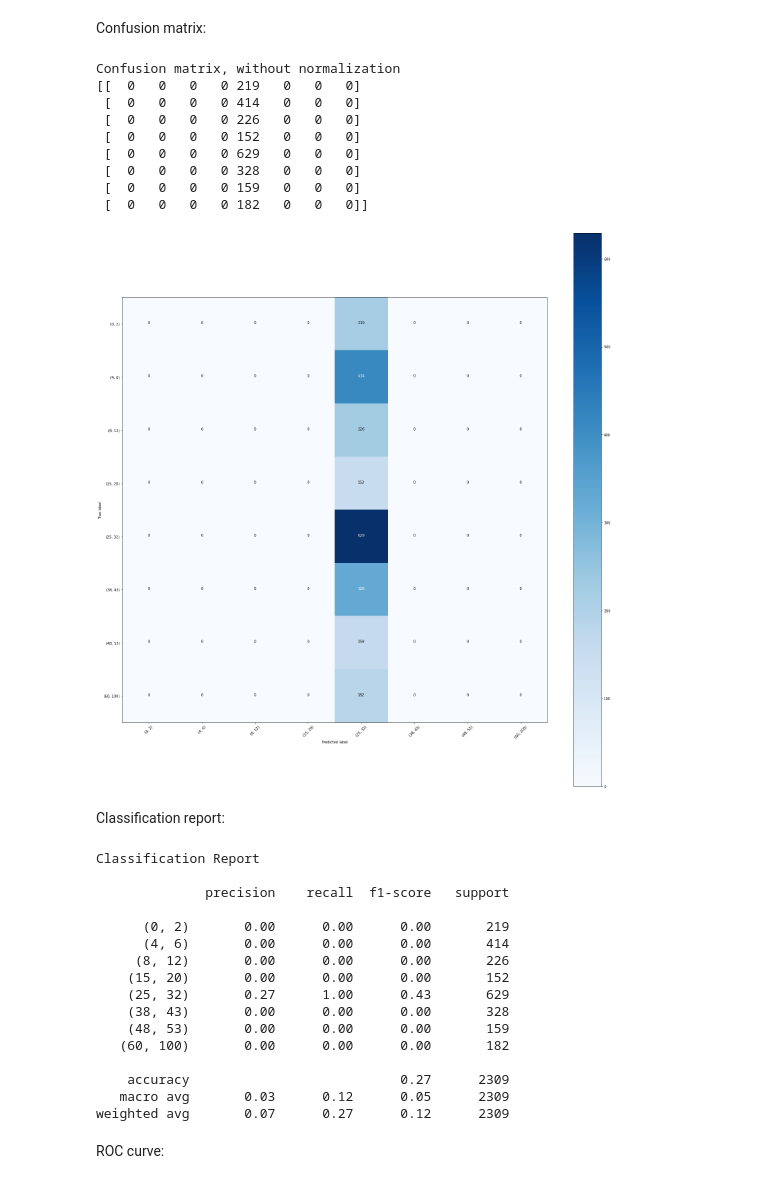
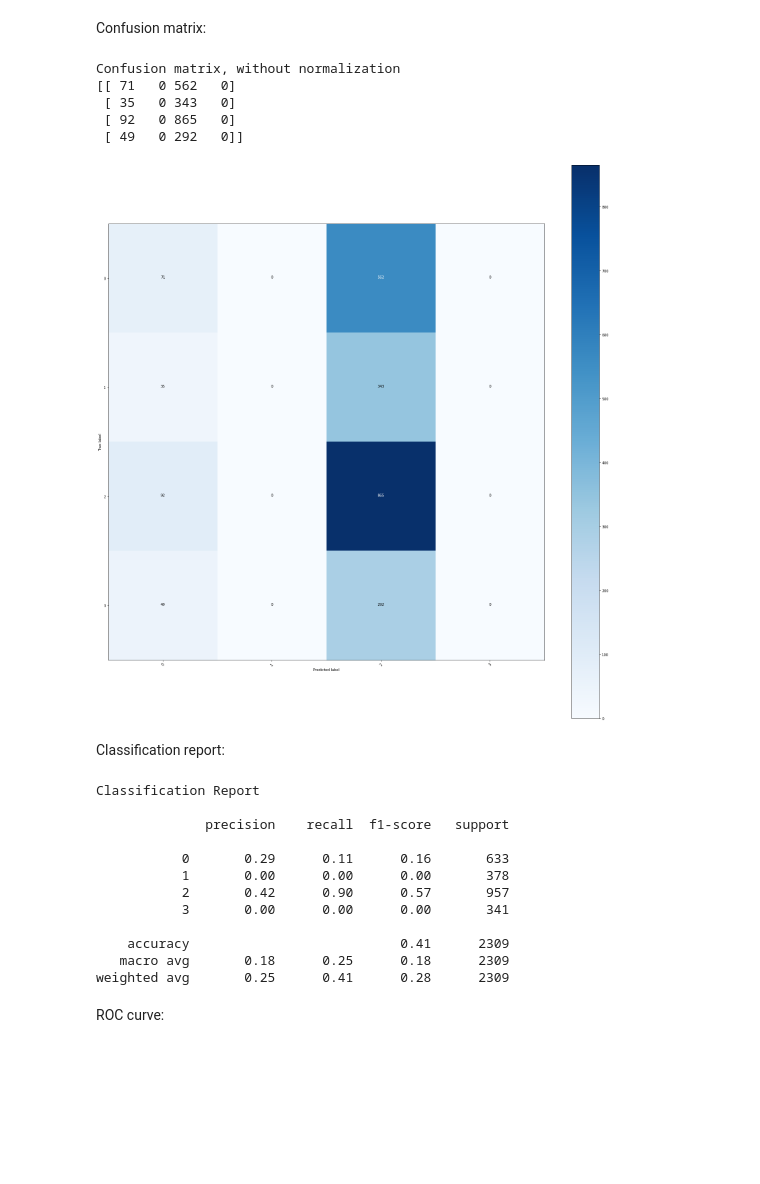
Before and after one commit to mdrabic5/SSIP-2021-Age-recognition-project, a Jupyter notebook: SSIP_2021_age_recognition.ipynb, the cells around one changed output. Drawn from its saved outputs; the diff is of its cells as text; code cells hidden in the pictures; blank space fills up the shorter version.

```diff
--- a/SSIP_2021_age_recognition.ipynb
+++ b/SSIP_2021_age_recognition.ipynb
@@ -64,8 +59,9 @@ METADATA_DIR = DRIVE_SSIP_DIR + 'data/metadata/'
 IMAGE_PREFIX = 'landmark_aligned_face.'
 IMAGES_DIR = 'drive/MyDrive/SSIP2021/data/images/'
 RESULTS_DIR = DRIVE_SSIP_DIR + "results/"
+WEIGHT_PATH = RESULTS_DIR + "age_recognition_weights_best.hdf5"
 
-LABEL_DICT = {'(0, 2)':0, '(4, 6)':1, '(8, 12)':2, '(15, 20)':3, '(25, 32)':4, '(38, 43)':5, '(48, 53)':6, '(60, 100)':7}
+LABEL_DICT = {'(0, 2)':0, '(4, 6)':0, '(8, 12)':1, '(15, 20)':1, '(25, 32)':2, '(38, 43)':2, '(48, 53)':3, '(60, 100)':3}
 
 # Creating pandas DataFrame with whole metadata for training
 list_df_train =  []
@@ -74,7 +70,6 @@ for i in range(4):
   df = pd.read_csv(METADATA_DIR + 'fold_frontal_' + str(i) + '_data.txt', delimiter = "\t")
   df['face_id'] = df['face_id'].astype('str')
   df['age'] = df['age'].astype('str')
-
   list_df_train.append(df)
 
 dfs_train = pd.concat(list_df_train, ignore_index=True, sort=False)
@@ -265,19 +271,13 @@ def plot_confusion_matrix(cm, classes, matrix_name, normalize=False, title='', c
 ## Evaluation
 # %%
 # Load the model with best weights
-age_model = tf.keras.models.load_model(weight_path)
-
-# Evaluation
-X_test, Y_test = create_dataset(df_metadata_test)
-
-results = age_model.evaluate(X_test, Y_test)
-print("test loss, test acc:", results)
-
+age_model = tf.keras.models.load_model(WEIGHT_PATH)
 
 # Make some predictions on 16 images
-predicted_classes = age_model.predict(X_test, batch_size=16)
-predicted_classes = np.argmax(predicted_classes, axis=1)
-actual_classes = Y_test
+pred = age_model.predict(test_gen,
+                         verbose=1)
+predicted_classes = np.argmax(pred, axis=1)
+actual_classes = df_metadata_test['label'].to_numpy()
 
 for i in range(16):
   image_path = IMAGES_DIR + 'images_original/aligned/' + df_metadata_test['image_path'][i]
@@ -292,40 +311,32 @@ for i in range(16):
 Confusion matrix:
 # %%
 cm = confusion_matrix(actual_classes, predicted_classes)
-plot_confusion_matrix(cm, LABEL_DICT.keys(), "CNN")
+plot_confusion_matrix(cm, [0, 1, 2, 3], "CNN")
 # %% [output]
 Confusion matrix, without normalization
-[[  0   0   0   0 219   0   0   0]
- [  0   0   0   0 414   0   0   0]
- [  0   0   0   0 226   0   0   0]
- [  0   0   0   0 152   0   0   0]
- [  0   0   0   0 629   0   0   0]
- [  0   0   0   0 328   0   0   0]
- [  0   0   0   0 159   0   0   0]
- [  0   0   0   0 182   0   0   0]]
+[[ 71   0 562   0]
+ [ 35   0 343   0]
+ [ 92   0 865   0]
+ [ 49   0 292   0]]
-[figure, old version]
+[figure, new version]
 # %% [markdown]
 Classification report:
 # %%
 print('\nClassification Report\n')
-print(classification_report(actual_classes, predicted_classes, target_names=LABEL_DICT.keys()))
+print(classification_report(actual_classes, predicted_classes, target_names=["0", "1", "2", "3"]))
 # %% [output]
 Classification Report
 
               precision    recall  f1-score   support
 
-      (0, 2)       0.00      0.00      0.00       219
-      (4, 6)       0.00      0.00      0.00       414
-     (8, 12)       0.00      0.00      0.00       226
-    (15, 20)       0.00      0.00      0.00       152
-    (25, 32)       0.27      1.00      0.43       629
-    (38, 43)       0.00      0.00      0.00       328
-    (48, 53)       0.00      0.00      0.00       159
-   (60, 100)       0.00      0.00      0.00       182
+           0       0.29      0.11      0.16       633
+           1       0.00      0.00      0.00       378
+           2       0.42      0.90      0.57       957
+           3       0.00      0.00      0.00       341
 
-    accuracy                           0.27      2309
-   macro avg       0.03      0.12      0.05      2309
-weighted avg       0.07      0.27      0.12      2309
+    accuracy                           0.41      2309
+   macro avg       0.18      0.25      0.18      2309
+weighted avg       0.25      0.41      0.28      2309
 # %% [markdown]
 ROC curve:
 # %%
```
Also changed, not shown: parts of 15 cells of this notebook.
